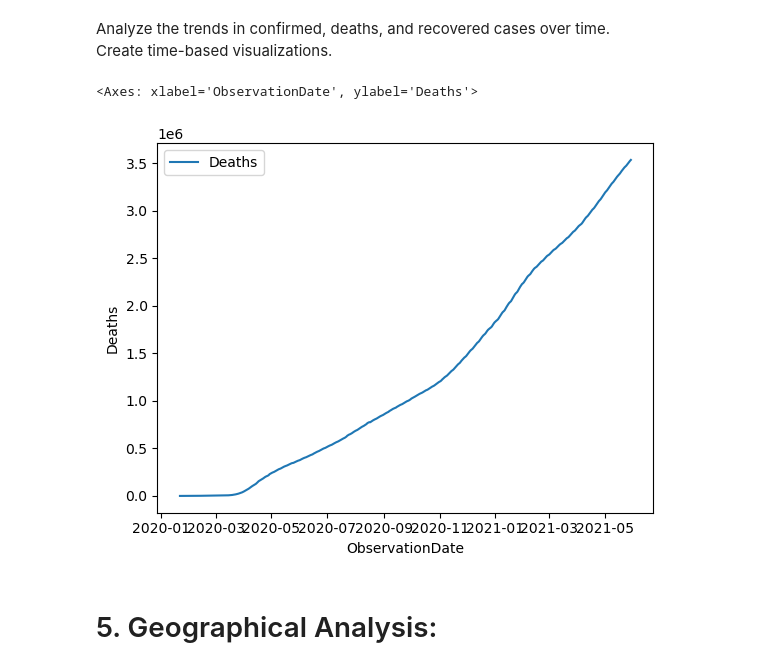
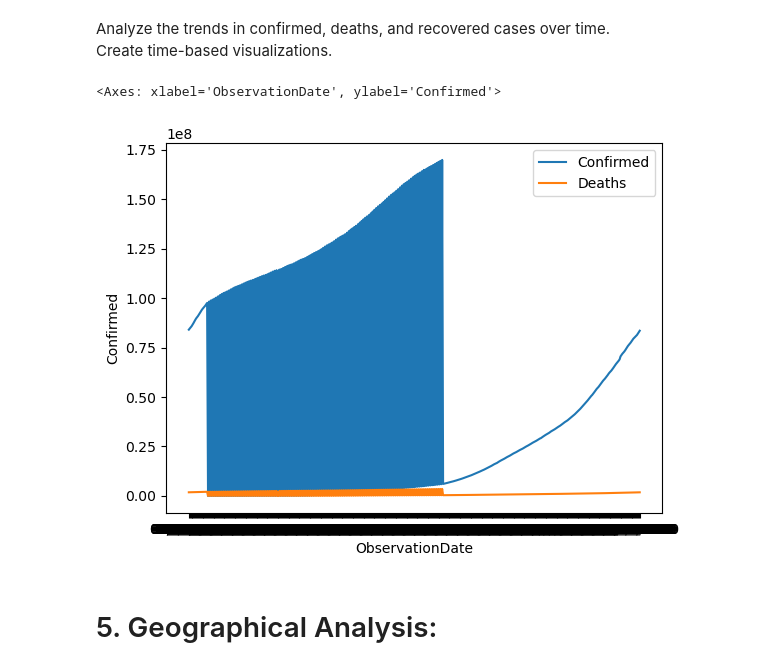
Before and after one commit to riz330/COVID19-Analytics, a Jupyter notebook: Project_Python_(CovidAnalysis) (1).ipynb, the cells around one changed output. Saved outputs shown, nothing was run; the diff lists cells and outputs as text; code cells hidden in the pictures.

```diff
--- a/Project_Python_(CovidAnalysis) (1).ipynb
+++ b/Project_Python_(CovidAnalysis) (1).ipynb
@@ -135,16 +102,16 @@ Create time-based visualizations.
 # %%
 # Time series analysis
 # groupby 'ObservationDate' and apply aggregation functions like sum on deaths,confirmed ,recovered
 df_time = df.groupby('ObservationDate').agg({'Confirmed': 'sum', 'Deaths': 'sum', 'Recovered': 'sum'})
 df_time
 # Plot time series data using line plot
 
 # syntax:
-#sns.lineplot(data=df_time, x='ObservationDate', y='Confirmed', label='Confirmed')
+sns.lineplot(data=df_time, x='ObservationDate', y='Confirmed', label='Confirmed')
 sns.lineplot(data=df_time, x='ObservationDate', y='Deaths', label='Deaths')
 # %% [output]
-<Axes: xlabel='ObservationDate', ylabel='Deaths'>
+<Axes: xlabel='ObservationDate', ylabel='Confirmed'>
-[figure, old version]
+[figure, new version]
 # %% [markdown]
 # 5. Geographical Analysis:
 # %%
```
Also changed, not shown: parts of 6 cells of this notebook.
